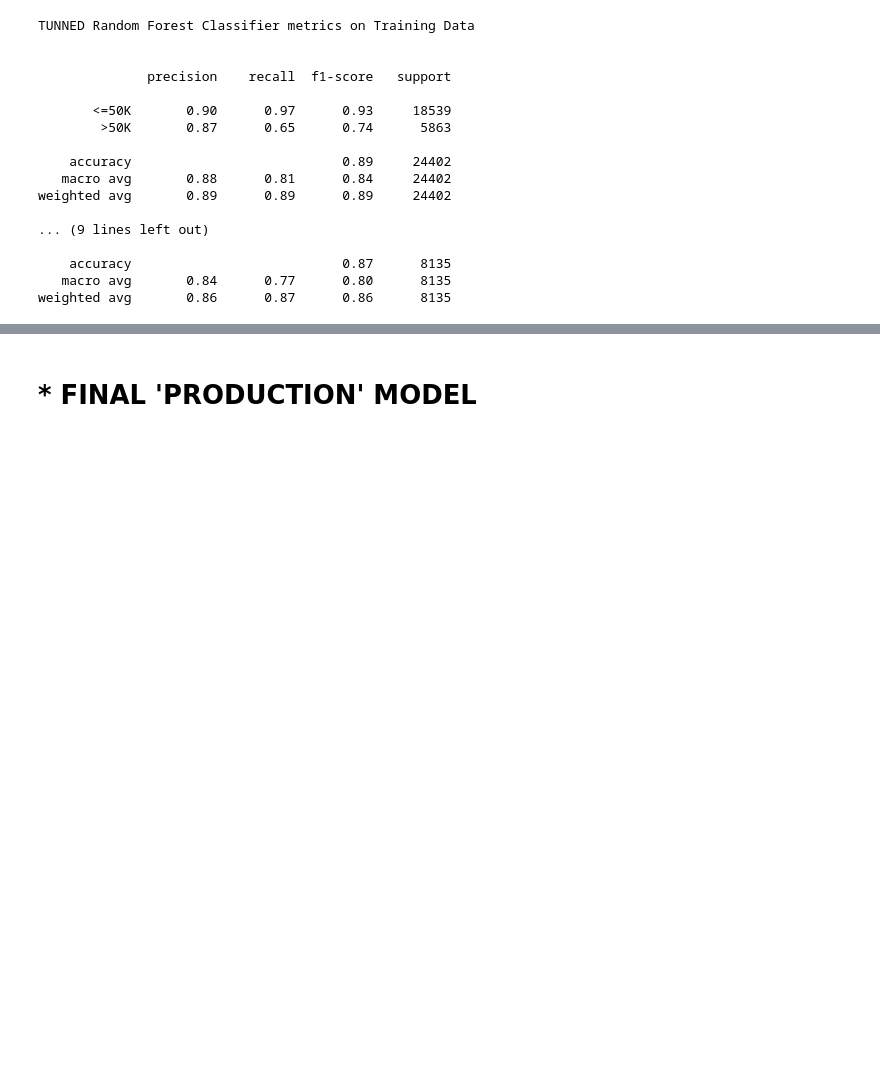
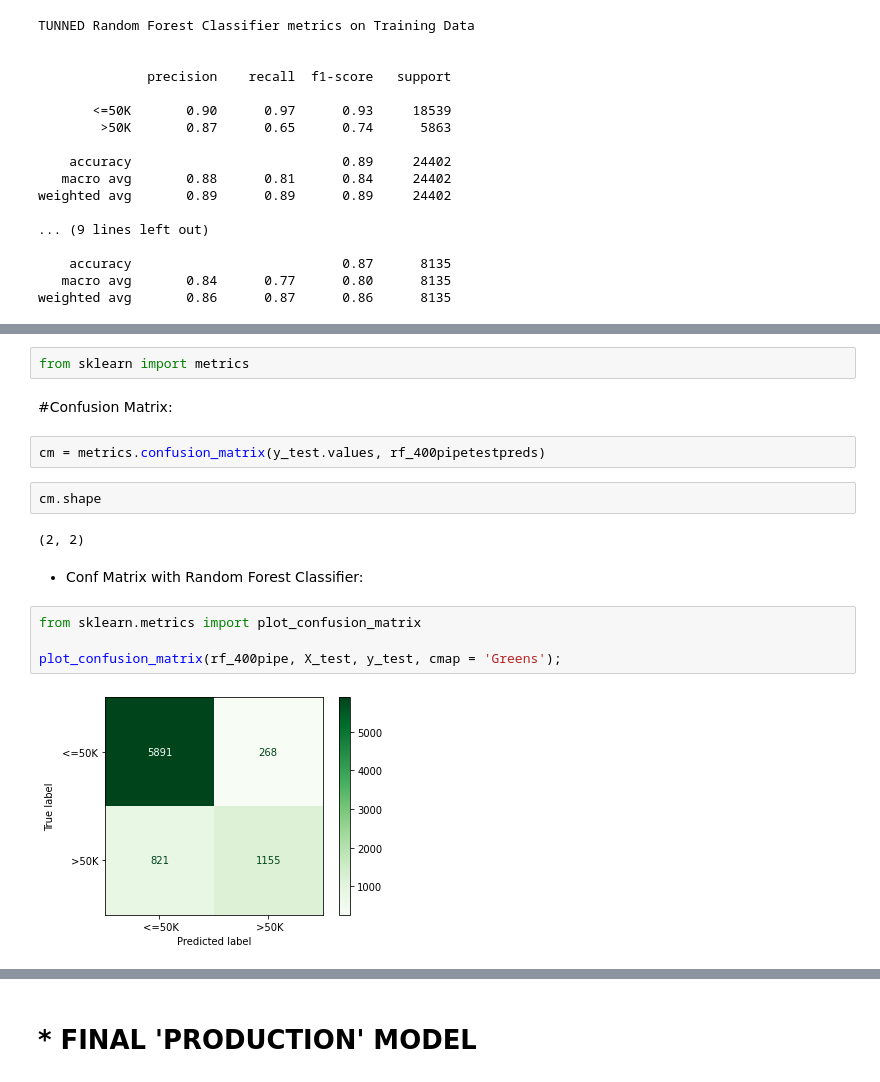
Before and after one commit to jul1andav1d/Census-Data-Prjct-2, a Jupyter notebook: Project_2_Part_4.ipynb, the cells around one changed output, grey strips where cells are left out. Saved outputs shown, nothing was run; the diff lists cells and outputs as text; blank space fills up the shorter version.

```diff
--- a/Project_2_Part_4.ipynb
+++ b/Project_2_Part_4.ipynb
@@ -834,0 +846,18 @@ weighted avg       0.86      0.87      0.86      8135
+# %%
+from sklearn import metrics
+# %% [markdown]
+#Confusion Matrix:
+# %%
+cm = metrics.confusion_matrix(y_test.values, rf_400pipetestpreds)
+# %%
+cm.shape
+# %% [output]
+(2, 2)
+# %% [markdown]
+* Conf Matrix with Random Forest Classifier:
+# %%
+from sklearn.metrics import plot_confusion_matrix
+
+plot_confusion_matrix(rf_400pipe, X_test, y_test, cmap = 'Greens');
+# %% [output]
+[figure, added]
```
Also changed, not shown: parts of 4 cells of this notebook.
